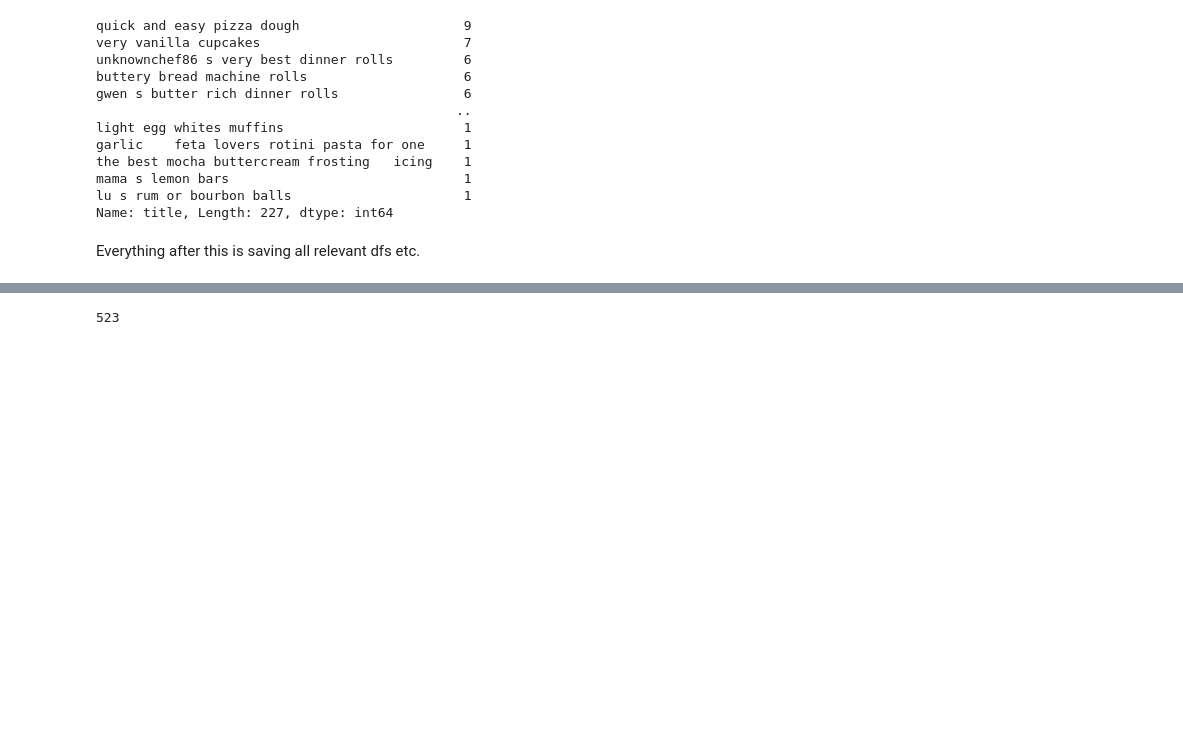
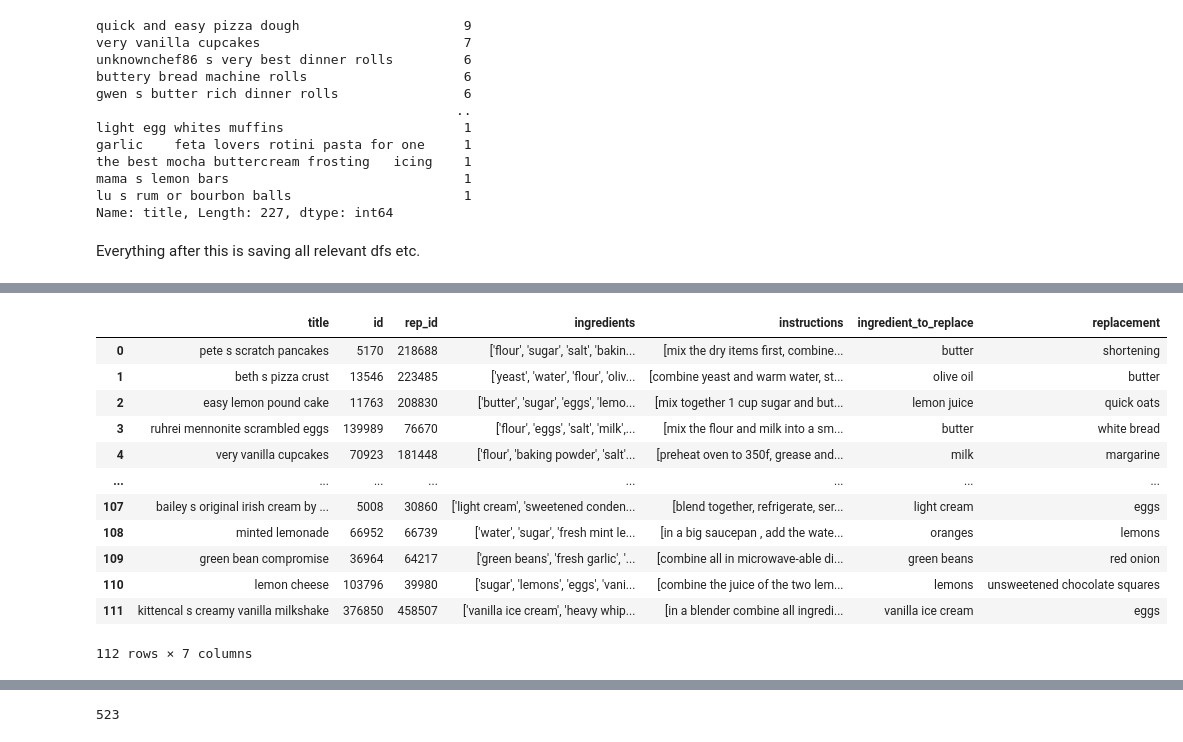
Before and after one commit to pasicdino/thesis, a Jupyter notebook: jaccard/similar/survey_data_creation.ipynb, the cells around one changed output, grey strips where cells are left out. Cells and saved outputs as stored; diff of their text form; code cells hidden in the pictures; blank space fills up the shorter version.

```diff
--- a/jaccard/similar/survey_data_creation.ipynb
+++ b/jaccard/similar/survey_data_creation.ipynb
@@ -343,3 +345,30 @@ lu s rum or bourbon balls                      1
 Name: title, Length: 227, dtype: int64
 # %% [markdown]
 Everything after this is saving all relevant dfs etc.
+# %%
+import random
+random_survey_df = pd.DataFrame(columns=['title', 'id', 'rep_id', 'ingredients', 'instructions', 'ingredient_to_replace', 'replacement'])
+for i in selected_base_recipes_indices:
+    index = i
+    base_recipe = find_base_recipe(similar.Subs.iloc[index], interactions.recipe_id.value_counts())
+
+    base_instructions = find_base_instructions(similar.Subs.iloc[index], interactions.recipe_id.value_counts())
+
+    base_ingredients = similar.Key.iloc[index]
+
+    ingredient_to_substitute = find_ingredient_to_substitute(base_recipe.id.iloc[0], similar.Subs.iloc[index])
+    original_ingredient_to_substitute = get_original_ingredient_from_ingredient(base_recipe, ingredient_to_substitute)
+
+    ranking = find_ingredient_substitute(ingredient_to_substitute, similar.Subs.iloc[index], base_recipe.id.iloc[0])
+
+    semantic_ranking = get_semantic_ranking(base_recipe.id.iloc[0], similar.Subs.iloc[index], df, model, ingredient_to_substitute)
+
+    best_dict = combined_best_ranking(ranking, semantic_ranking, top_n=min(len(ranking), len(semantic_ranking)))
+    if(len(best_dict)>4):
+        random_index = random.randint(0, len(best_dict)-1)
+        print(random_index)
+        alt_recipe = df[df.id == best_dict[random_index]['id']]
+        replacement = best_dict[random_index]['ingredient']
+        original_replacement = get_original_ingredient_from_ingredient(alt_recipe, replacement)
+        new_entry = {"title": [base_recipe.name.iloc[0]], 'id': [base_recipe.id.iloc[0]], 'rep_id': [alt_recipe.id.iloc[0]], 'ingredients': str(base_recipe.ingredients_original.iloc[0]), 'instructions': [base_instructions], 'ingredient_to_replace': [original_ingredient_to_substitute], 'replacement': [original_replacement]}
+        random_survey_df = pd.concat([random_survey_df, pd.DataFrame(new_entry)], ignore_index=True)
@@ -346,3 +393,19 @@ Everything after this is saving all relevant dfs etc.
+# %%
+random_survey_df
+# %% [output]
+|  | title | id | rep_id | ingredients | instructions | ingredient_to_replace | replacement |
+| 0 | pete s scratch pancakes | 5170 | 218688 | ['flour', 'sugar', 'salt', 'bakin... | [mix the dry items first, combine... | butter | shortening |
+| 1 | beth s pizza crust | 13546 | 223485 | ['yeast', 'water', 'flour', 'oliv... | [combine yeast and warm water, st... | olive oil | butter |
+| 2 | easy lemon pound cake | 11763 | 208830 | ['butter', 'sugar', 'eggs', 'lemo... | [mix together 1 cup sugar and but... | lemon juice | quick oats |
+| 3 | ruhrei mennonite scrambled eggs | 139989 | 76670 | ['flour', 'eggs', 'salt', 'milk',... | [mix the flour and milk into a sm... | butter | white bread |
+| 4 | very vanilla cupcakes | 70923 | 181448 | ['flour', 'baking powder', 'salt'... | [preheat oven to 350f, grease and... | milk | margarine |
+| ... | ... | ... | ... | ... | ... | ... | ... |
+| 107 | bailey s original irish cream by ... | 5008 | 30860 | ['light cream', 'sweetened conden... | [blend together, refrigerate, ser... | light cream | eggs |
+| 108 | minted lemonade | 66952 | 66739 | ['water', 'sugar', 'fresh mint le... | [in a big saucepan , add the wate... | oranges | lemons |
+| 109 | green bean compromise | 36964 | 64217 | ['green beans', 'fresh garlic', '... | [combine all in microwave-able di... | green beans | red onion |
+| 110 | lemon cheese | 103796 | 39980 | ['sugar', 'lemons', 'eggs', 'vani... | [combine the juice of the two lem... | lemons | unsweetened chocolate squares |
+| 111 | kittencal s creamy vanilla milkshake | 376850 | 458507 | ['vanilla ice cream', 'heavy whip... | [in a blender combine all ingredi... | vanilla ice cream | eggs |
+112 rows × 7 columns
 # %%
 bases_df = pd.to_csv(r'C:\Users\01din\PycharmProjects\thesis\data\cleaned_recipes\bases.csv', converters=conv)
 bases_df.drop(['Unnamed: 0'], inplace=True, axis=1)
```
Also changed, not shown: parts of 7 cells of this notebook, 10 other files.
